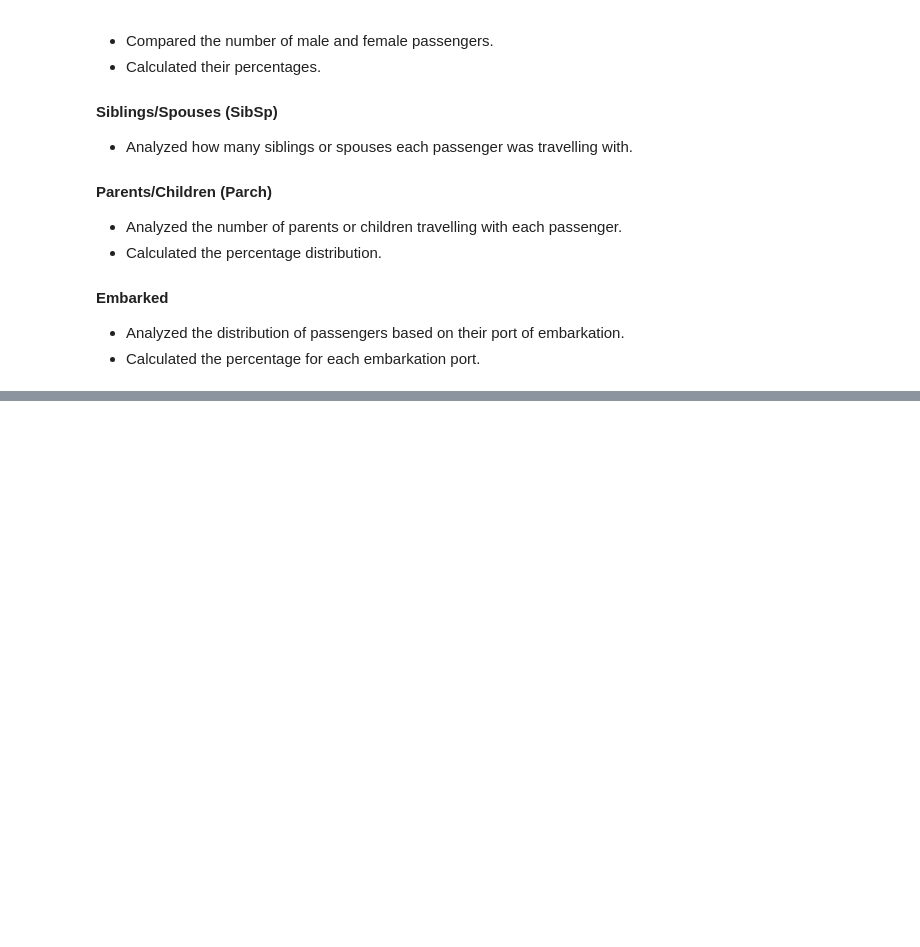
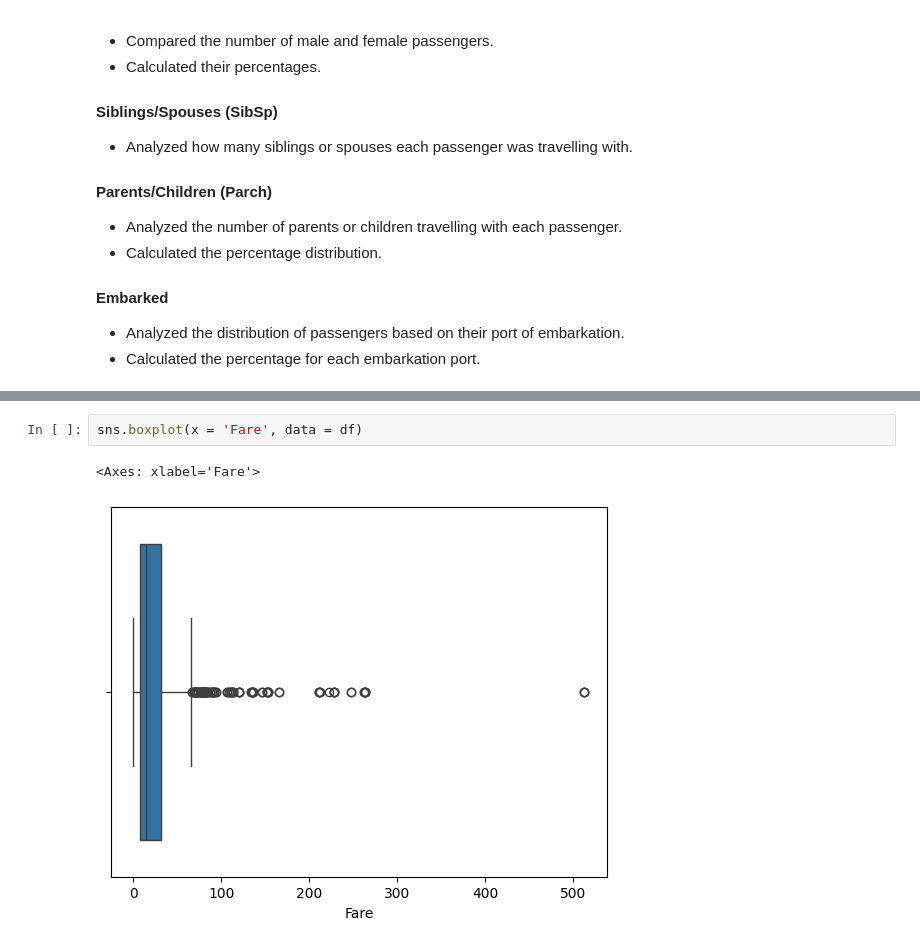
Before and after one commit to Shiri001/Titanic-Dataset-Analysis, a Jupyter notebook: notebooks/Titanic_EDA.ipynb, the cells around one changed output, grey strips where cells are left out. Drawn from its saved outputs; the diff is of its cells as text; blank space fills up the shorter version.

```diff
--- a/notebooks/Titanic_EDA.ipynb
+++ b/notebooks/Titanic_EDA.ipynb
@@ -382,0 +443,5 @@ Analyzed individual columns using `countplot()` and percentage calculations.
+# %%
+sns.boxplot(x = 'Fare', data = df)
+# %% [output]
+<Axes: xlabel='Fare'>
+[figure, added]
```
Also changed, not shown: parts of 20 cells of this notebook.
